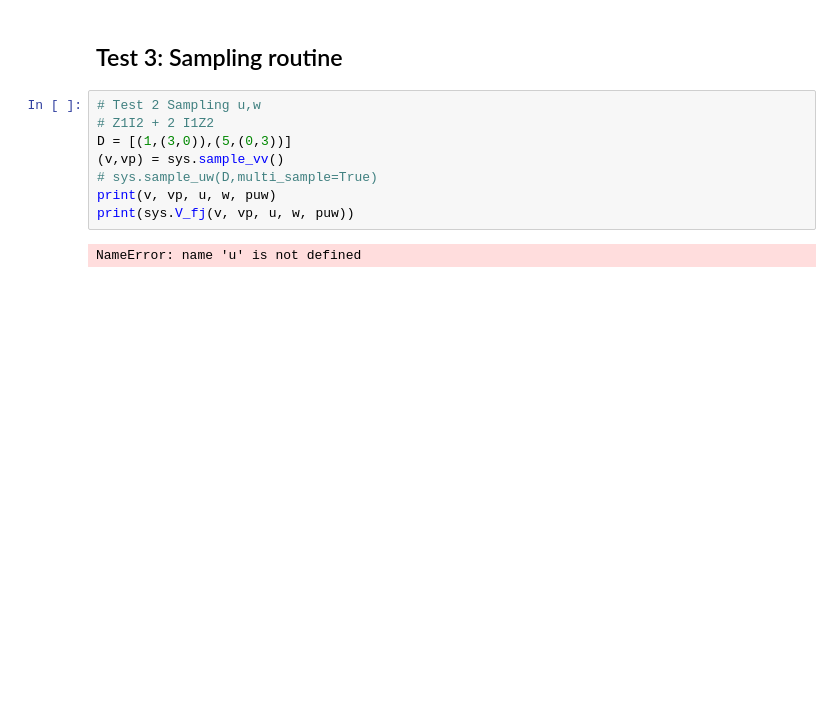
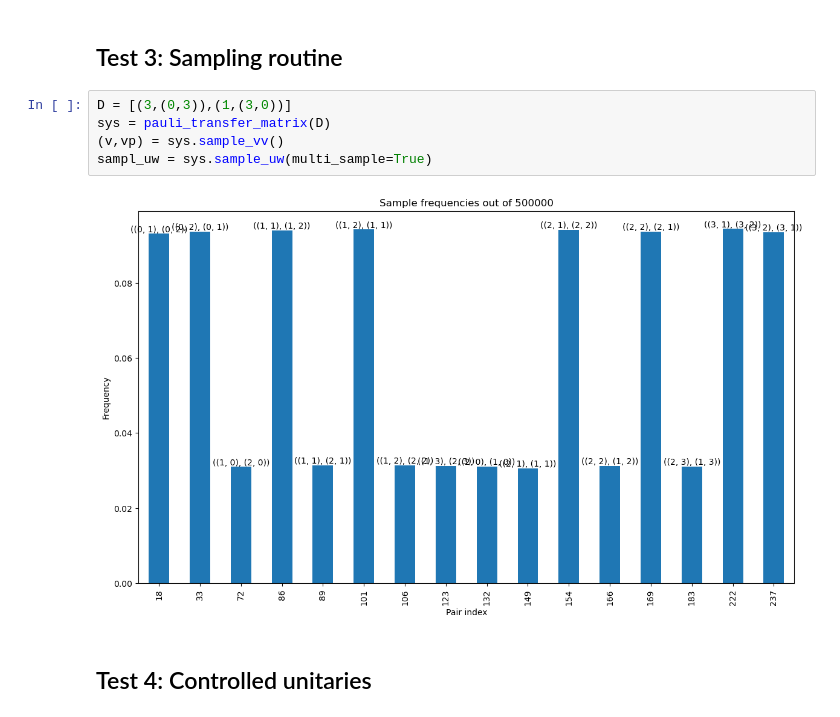
Before and after one commit to Sam-XiaoyueLi/Murao_Hamiltonina_dynamics_approx, a Jupyter notebook: PTM.ipynb, the cells around one changed output. Drawn from its saved outputs; the diff is of its cells as text; blank space fills up the shorter version.

Commit message:
Class now takes D as funciton to automate some sampling, added plots

```diff
--- a/PTM.ipynb
+++ b/PTM.ipynb
@@ -72,13 +71,12 @@ f(pauli_test): [(-2j, (2, 2, 3)), (4j, (1, 1, 3))]
 PTM: [(4j, (1, 1, 3)), (-2j, (2, 2, 3))]
 # %% [markdown]
 ## Test 3: Sampling routine
-# %%
-# Test 2 Sampling u,w
-# Z1I2 + 2 I1Z2
-D = [(1,(3,0)),(5,(0,3))]
-(v,vp) = sys.sample_vv()
-# sys.sample_uw(D,multi_sample=True)
-print(v, vp, u, w, puw)
-print(sys.V_fj(v, vp, u, w, puw))
-# %% [output]
-NameError: name 'u' is not defined
+# %%
+D = [(3,(0,3)),(1,(3,0))]
+sys = pauli_transfer_matrix(D)
+(v,vp) = sys.sample_vv()
+sampl_uw = sys.sample_uw(multi_sample=True)
+# %% [output]
+[figure, added]
+# %% [markdown]
+## Test 4: Controlled unitaries
```
Also changed, not shown: parts of 3 cells of this notebook, 1 other file.
